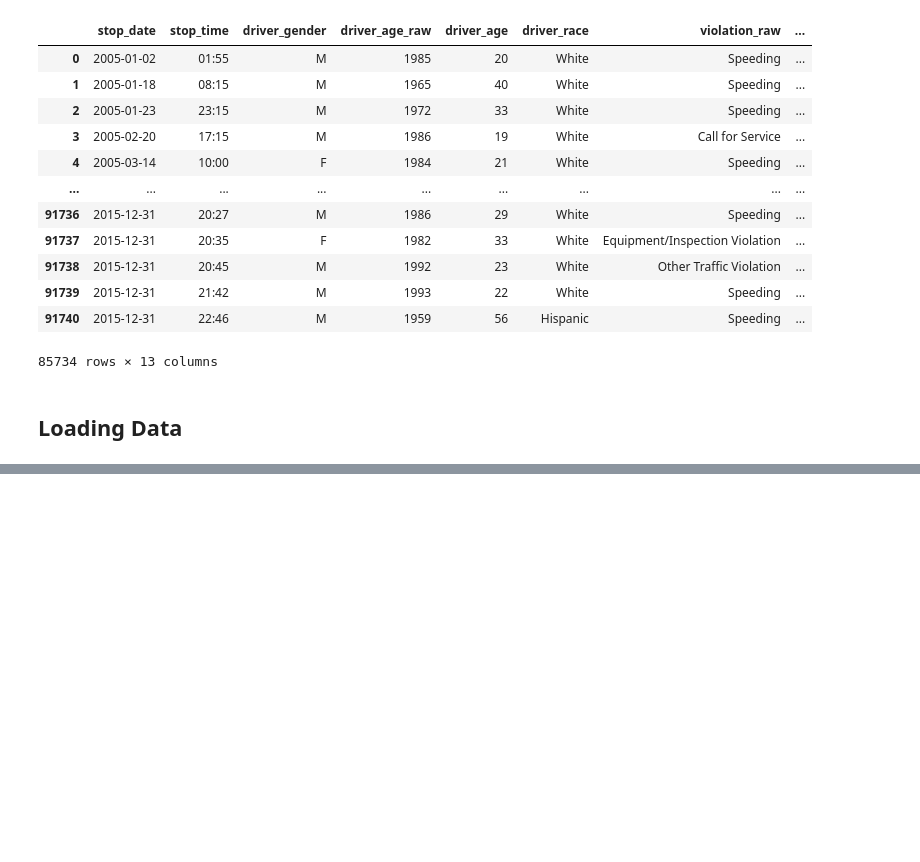
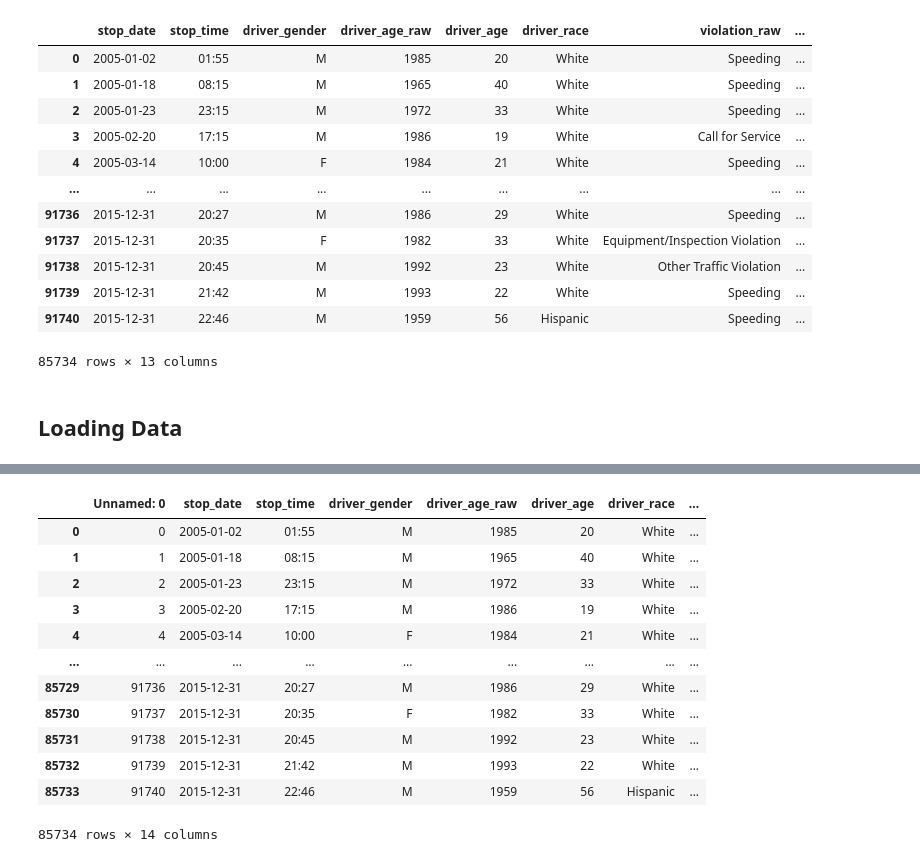
Before and after one commit to JahairaM/Police-Report, a Jupyter notebook: DataWPythonFinalProject.ipynb, the cells around one changed output, grey strips where cells are left out. Cells and saved outputs as stored; diff of their text form; code cells hidden in the pictures; blank space fills up the shorter version.

```diff
--- a/DataWPythonFinalProject.ipynb
+++ b/DataWPythonFinalProject.ipynb
@@ -741,0 +760,18 @@ df2.to_csv('RhodeIsland.csv')
+# %%
+# Ingesting Cleaned Rhode Island Kaggle DataFrame CSV
+df2=pd.read_csv('RhodeIsland.csv')
+df2
+# %% [output]
+|  | Unnamed: 0 | stop_date | stop_time | driver_gender | driver_age_raw | driver_age | driver_race | ... |
+| 0 | 0 | 2005-01-02 | 01:55 | M | 1985 | 20 | White | ... |
+| 1 | 1 | 2005-01-18 | 08:15 | M | 1965 | 40 | White | ... |
+| 2 | 2 | 2005-01-23 | 23:15 | M | 1972 | 33 | White | ... |
+| 3 | 3 | 2005-02-20 | 17:15 | M | 1986 | 19 | White | ... |
+| 4 | 4 | 2005-03-14 | 10:00 | F | 1984 | 21 | White | ... |
+| ... | ... | ... | ... | ... | ... | ... | ... | ... |
+| 85729 | 91736 | 2015-12-31 | 20:27 | M | 1986 | 29 | White | ... |
+| 85730 | 91737 | 2015-12-31 | 20:35 | F | 1982 | 33 | White | ... |
+| 85731 | 91738 | 2015-12-31 | 20:45 | M | 1992 | 23 | White | ... |
+| 85732 | 91739 | 2015-12-31 | 21:42 | M | 1993 | 22 | White | ... |
+| 85733 | 91740 | 2015-12-31 | 22:46 | M | 1959 | 56 | Hispanic | ... |
+85734 rows × 14 columns
```
Also changed, not shown: parts of 5 cells of this notebook, 1 other file.
